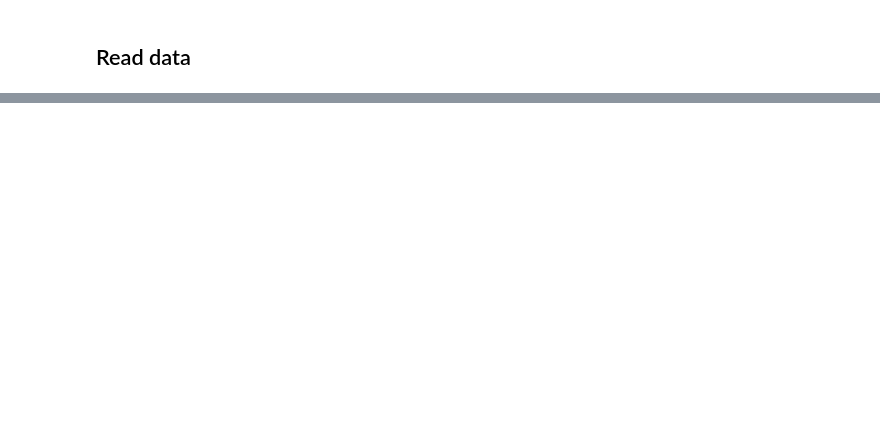
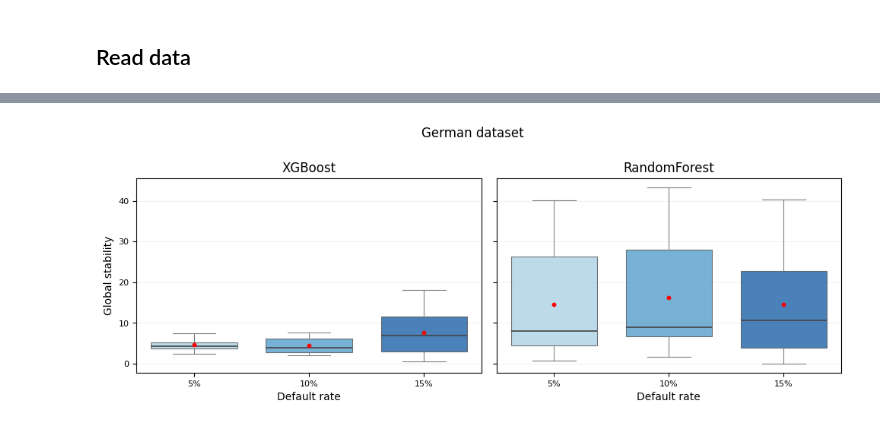
Before and after one commit to edo1691/benchmark_credit_scoring, a Jupyter notebook: notebooks/public_data_experiment.ipynb, the cells around one changed output, grey strips where cells are left out. Drawn from its saved outputs; the diff is of its cells as text; code cells hidden in the pictures; blank space fills up the shorter version.

```diff
--- a/notebooks/public_data_experiment.ipynb
+++ b/notebooks/public_data_experiment.ipynb
@@ -621,0 +604,9 @@ plt.show()
+# %%
+df_all_global = load_xai_file(
+    data_dir=data_dir,
+    dataset_name="german",
+    dataset_variant="german_5",
+    model_choice="XGBoost",
+    file_type="all_models_resume_global",
+)
+df_all_global.head()
@@ -621,0 +638,18 @@ plt.show()
+# %%
+import matplotlib.pyplot as plt
+
+fig, axes = plot_imbalance_boxplot_grid(
+    df=df_all_global,
+    dataset="german",
+    models=model_choices,
+    metric="rankstab_global",
+    ylabel="Global stability",
+    xlabel="Default rate",
+    imbalance_order=imbalance_levels,
+    ncols=2,
+    suptitle="German dataset"
+)
+
+plt.show()
+# %% [output]
+[figure, added]
```
Also changed, not shown: parts of 12 cells of this notebook, 2 other files.
